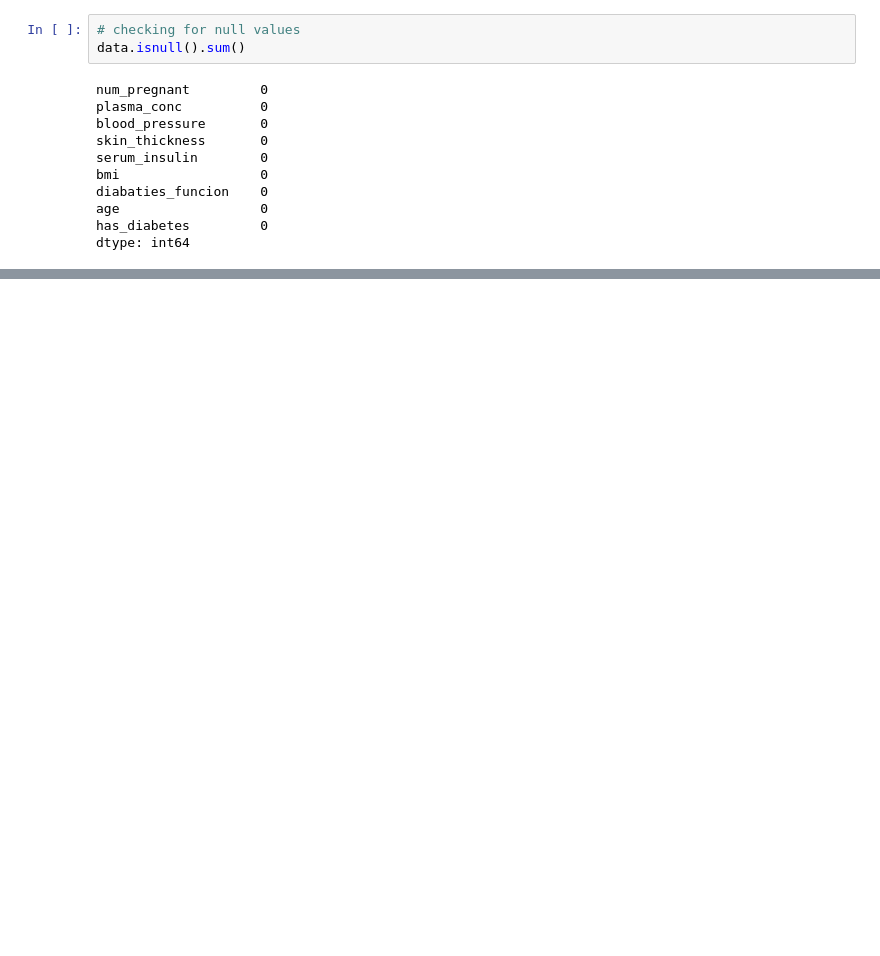
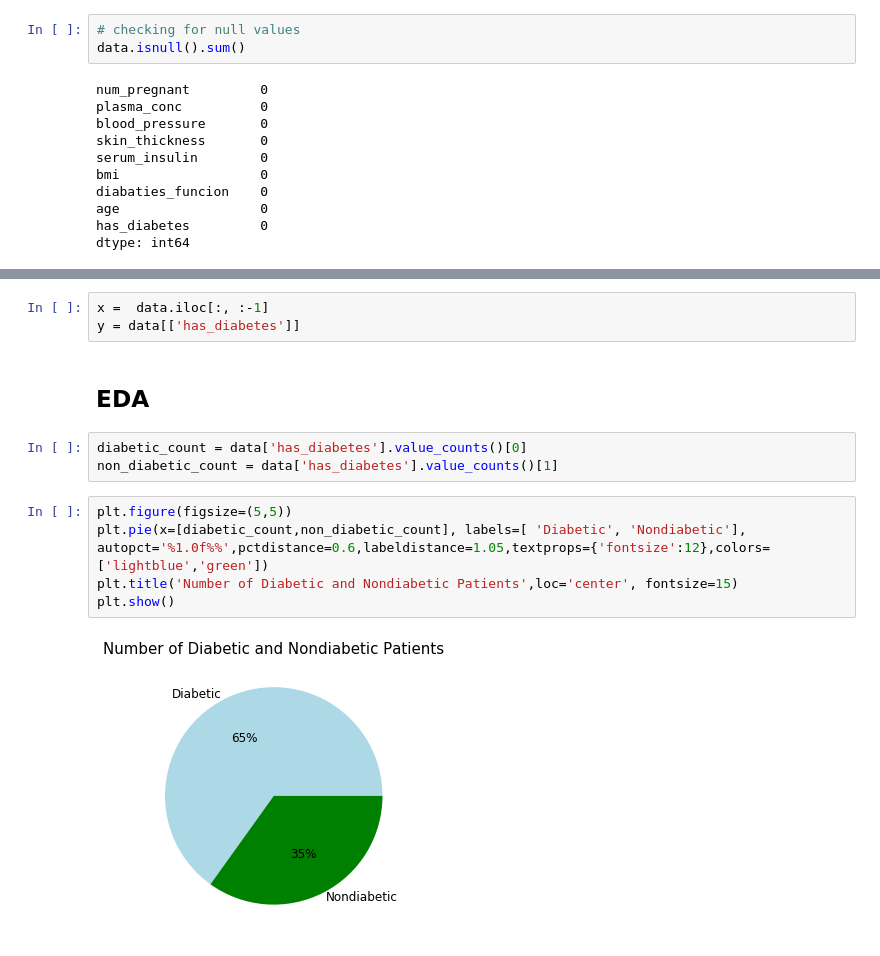
Before and after one commit to guptha23/machine_learning_assignment, a Jupyter notebook: Machine Learning Assignment.ipynb, the cells around one changed output, grey strips where cells are left out. Cells and saved outputs as stored; diff of their text form; blank space fills up the shorter version.

```diff
--- a/Machine Learning Assignment.ipynb
+++ b/Machine Learning Assignment.ipynb
@@ -78,0 +112,15 @@ dtype: int64
+# %%
+x =  data.iloc[:, :-1]
+y = data[['has_diabetes']]
+# %% [markdown]
+## EDA
+# %%
+diabetic_count = data['has_diabetes'].value_counts()[0]
+non_diabetic_count = data['has_diabetes'].value_counts()[1]
+# %%
+plt.figure(figsize=(5,5))
+plt.pie(x=[diabetic_count,non_diabetic_count], labels=[ 'Diabetic', 'Nondiabetic'], autopct='%1.0f%%',pctdistance=0.6,labeldistance=1.05,textprops={'fontsize':12},colors=['lightblue','green'])
+plt.title('Number of Diabetic and Nondiabetic Patients',loc='center', fontsize=15)
+plt.show()
+# %% [output]
+[figure, added]
```
Also changed, not shown: parts of 6 cells of this notebook.
